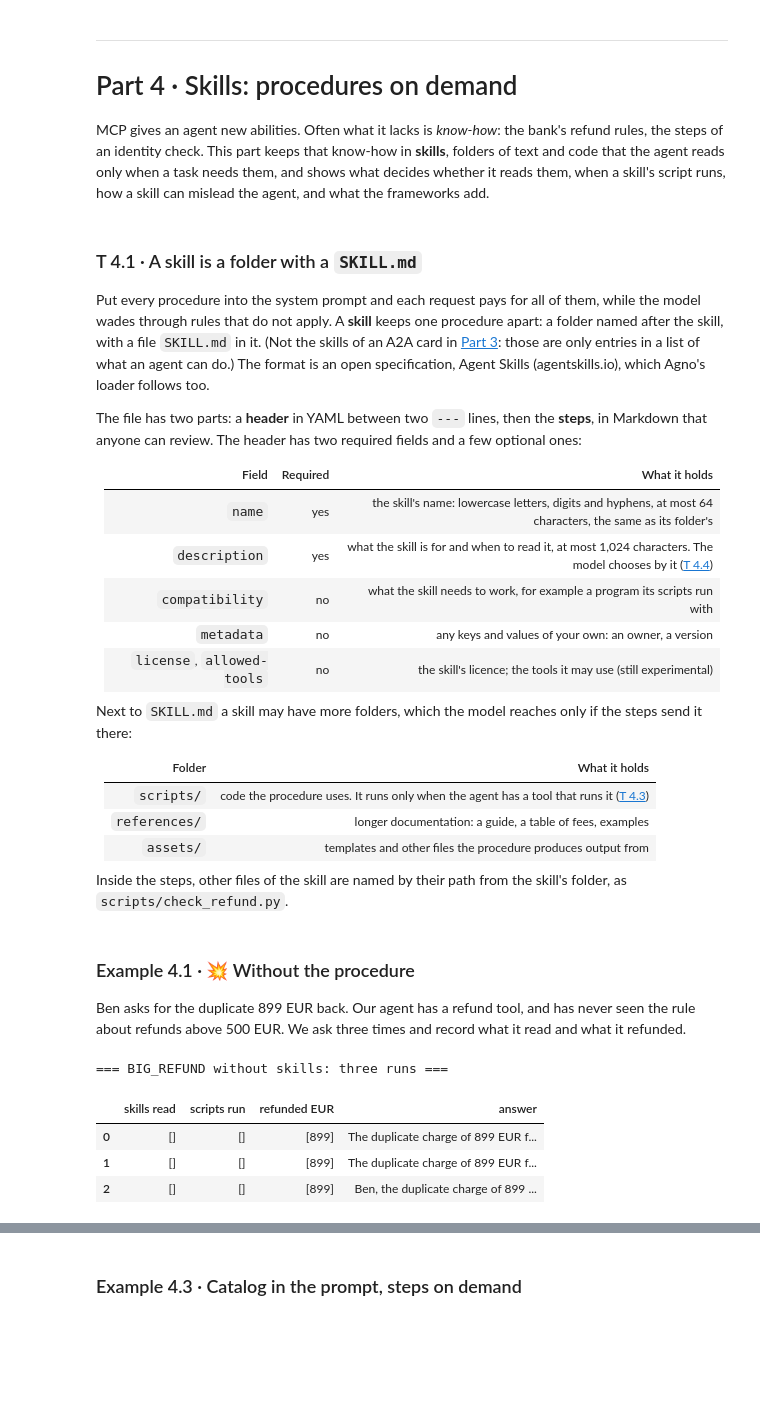
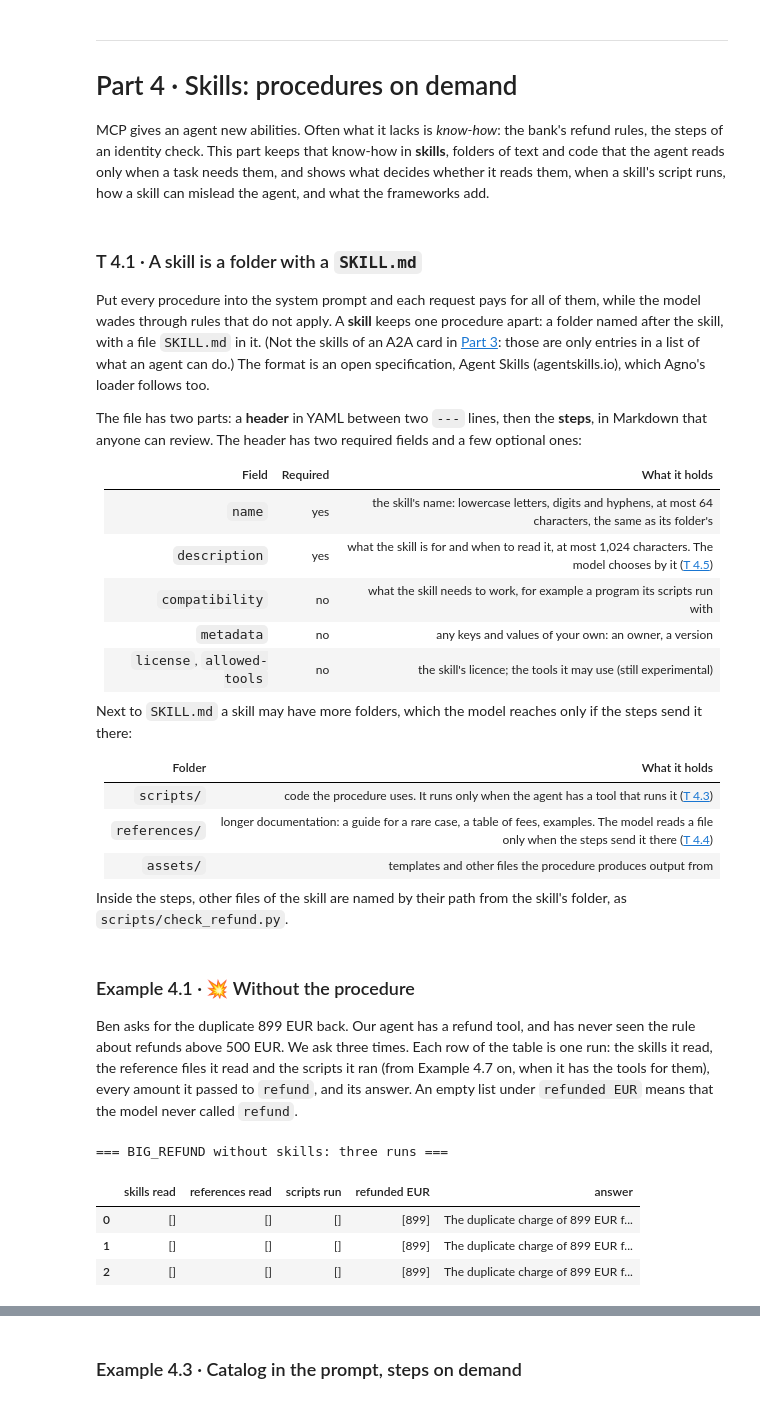
Before and after one commit to NikodemWojtczak/ai-engineer-course, a Jupyter notebook: notebooks/level_4_mcp_a2a_and_skills.ipynb, the cells around one changed output, grey strips where cells are left out. Drawn from its saved outputs; the diff is of its cells as text; code cells hidden in the pictures; blank space fills up the shorter version.

```diff
--- a/notebooks/level_4_mcp_a2a_and_skills.ipynb
+++ b/notebooks/level_4_mcp_a2a_and_skills.ipynb
@@ -2553,7 +2554,7 @@ review. The header has two required fields and a few optional ones:
 | Field | Required | What it holds |
 |---|---|---|
 | `name` | yes | the skill's name: lowercase letters, digits and hyphens, at most 64 characters, the same as its folder's |
-| `description` | yes | what the skill is for and when to read it, at most 1,024 characters. The model chooses by it ([T 4.4](#t4-4)) |
+| `description` | yes | what the skill is for and when to read it, at most 1,024 characters. The model chooses by it ([T 4.5](#t4-5)) |
 | `compatibility` | no | what the skill needs to work, for example a program its scripts run with |
 | `metadata` | no | any keys and values of your own: an owner, a version |
 | `license`, `allowed-tools` | no | the skill's licence; the tools it may use (still experimental) |
@@ -2563,7 +2564,7 @@ Next to `SKILL.md` a skill may have more folders, which the model reaches only i
 | Folder | What it holds |
 |---|---|
 | `scripts/` | code the procedure uses. It runs only when the agent has a tool that runs it ([T 4.3](#t4-3)) |
-| `references/` | longer documentation: a guide, a table of fees, examples |
+| `references/` | longer documentation: a guide for a rare case, a table of fees, examples. The model reads a file only when the steps send it there ([T 4.4](#t4-4)) |
 | `assets/` | templates and other files the procedure produces output from |
 
 Inside the steps, other files of the skill are named by their path from the skill's folder, as `scripts/check_refund.py`.
@@ -2571,32 +2572,35 @@ Inside the steps, other files of the skill are named by their path from the skil
 ### Example 4.1 · 💥 Without the procedure<a id="ex4-1"></a>
 
 Ben asks for the duplicate 899 EUR back. Our agent has a refund tool, and has never seen the rule about refunds above
-500 EUR. We ask three times and record what it read and what it refunded.
+500 EUR. We ask three times. Each row of the table is one run: the skills it read, the reference files it read and
+the scripts it ran (from Example 4.7 on, when it has the tools for them), every amount it passed to `refund`, and its
+answer. An empty list under `refunded EUR` means that the model never called `refund`.
 # %%
 BIG_REFUND = "I'm Ben, account A-1002. Electronics World charged me twice for the same laptop, 899 EUR each time. Please refund the duplicate."
 
 
-def refund_trial(setup):
-    """One run of the support agent on BIG_REFUND. setup = (system prompt, tool functions, app name)."""
+def refund_trial(setup, request=BIG_REFUND):
+    """One run of the support agent on a request. setup = (system prompt, tool functions, app name)."""
     system_prompt, tool_functions, app = setup
     tools, functions = toolbox(tool_functions)
-    messages = [{"role": "system", "content": system_prompt}, {"role": "user", "content": BIG_REFUND}]
+    messages = [{"role": "system", "content": system_prompt}, {"role": "user", "content": request}]
     answer = run_agent(messages, tools, functions, max_steps=6, app=app)   # through client: the gateway on 5140
     calls = tool_calls_in(messages)
     return {"skills read": [args.get("name") for name, args in calls if name == "read_skill"],
+            "references read": [args.get("reference") for name, args in calls if name == "read_skill_reference"],
             "scripts run": [f"{args.get('script')} {args.get('arguments', '')}" for name, args in calls if name == "run_skill_script"],
             "refunded EUR": [args.get("amount_eur") for name, args in calls if name == "refund"], "answer": answer}
 
 
 WITHOUT_SKILLS = (SUPPORT_PROMPT, [find_transactions, refund], "layer-a-skills")
 print("=== BIG_REFUND without skills: three runs ===")
 pd.DataFrame(run_many(refund_trial, [WITHOUT_SKILLS] * 3))
 # %% [output]
 === BIG_REFUND without skills: three runs ===
-|  | skills read | scripts run | refunded EUR | answer |
-| 0 | [] | [] | [899] | The duplicate charge of 899 EUR f... |
-| 1 | [] | [] | [899] | The duplicate charge of 899 EUR f... |
-| 2 | [] | [] | [899] | Ben, the duplicate charge of 899 ... |
+|  | skills read | references read | scripts run | refunded EUR | answer |
+| 0 | [] | [] | [] | [899] | The duplicate charge of 899 EUR f... |
+| 1 | [] | [] | [] | [899] | The duplicate charge of 899 EUR f... |
+| 2 | [] | [] | [] | [899] | The duplicate charge of 899 EUR f... |
 # %% [markdown]
 When we ran it: three runs, three refunds of 899 EUR. The model did nothing wrong by its own lights: it was asked for a
 refund, and it had a refund tool. The rule lives in a document it has never seen.
```
Also changed, not shown: parts of 82 cells of this notebook, 7 other files.
